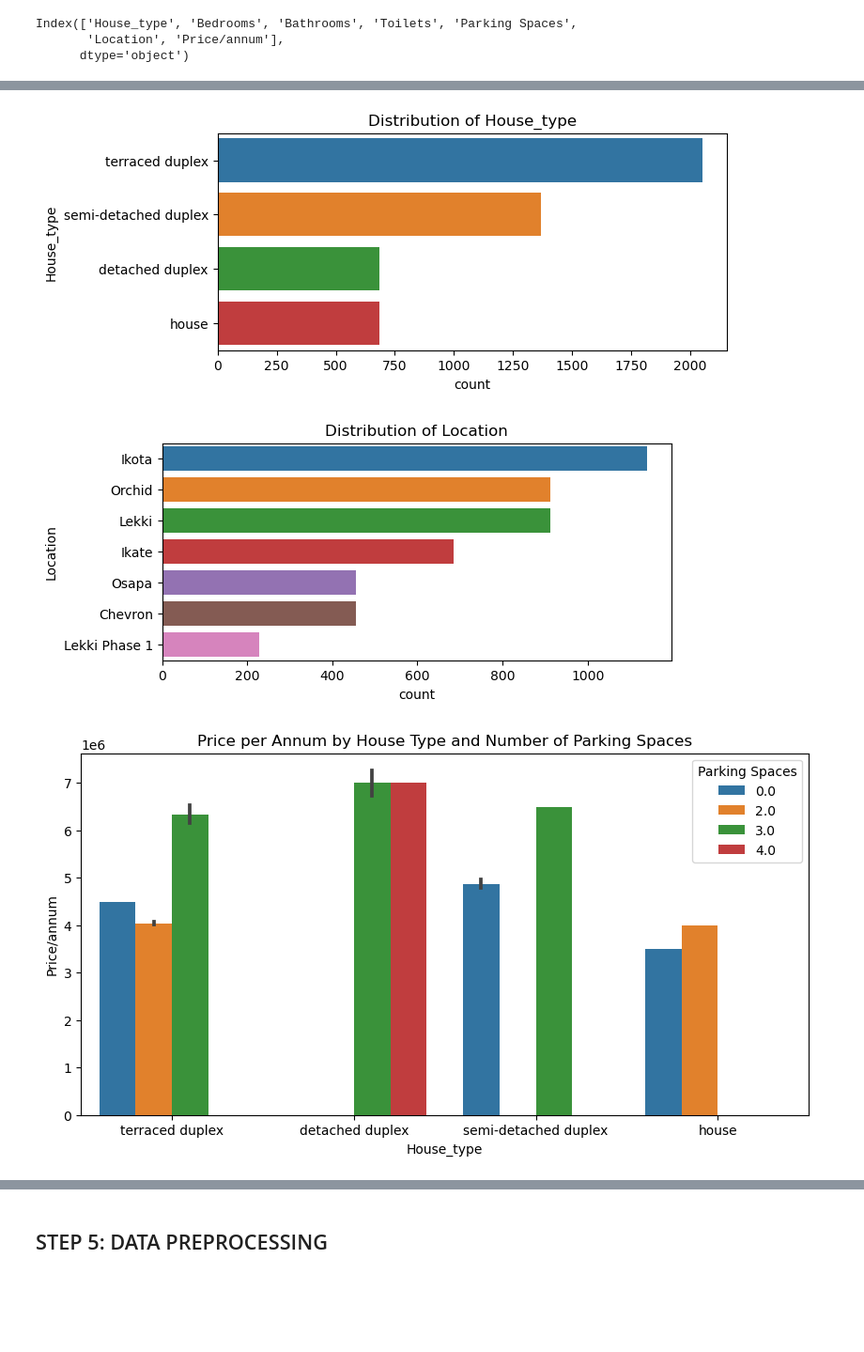
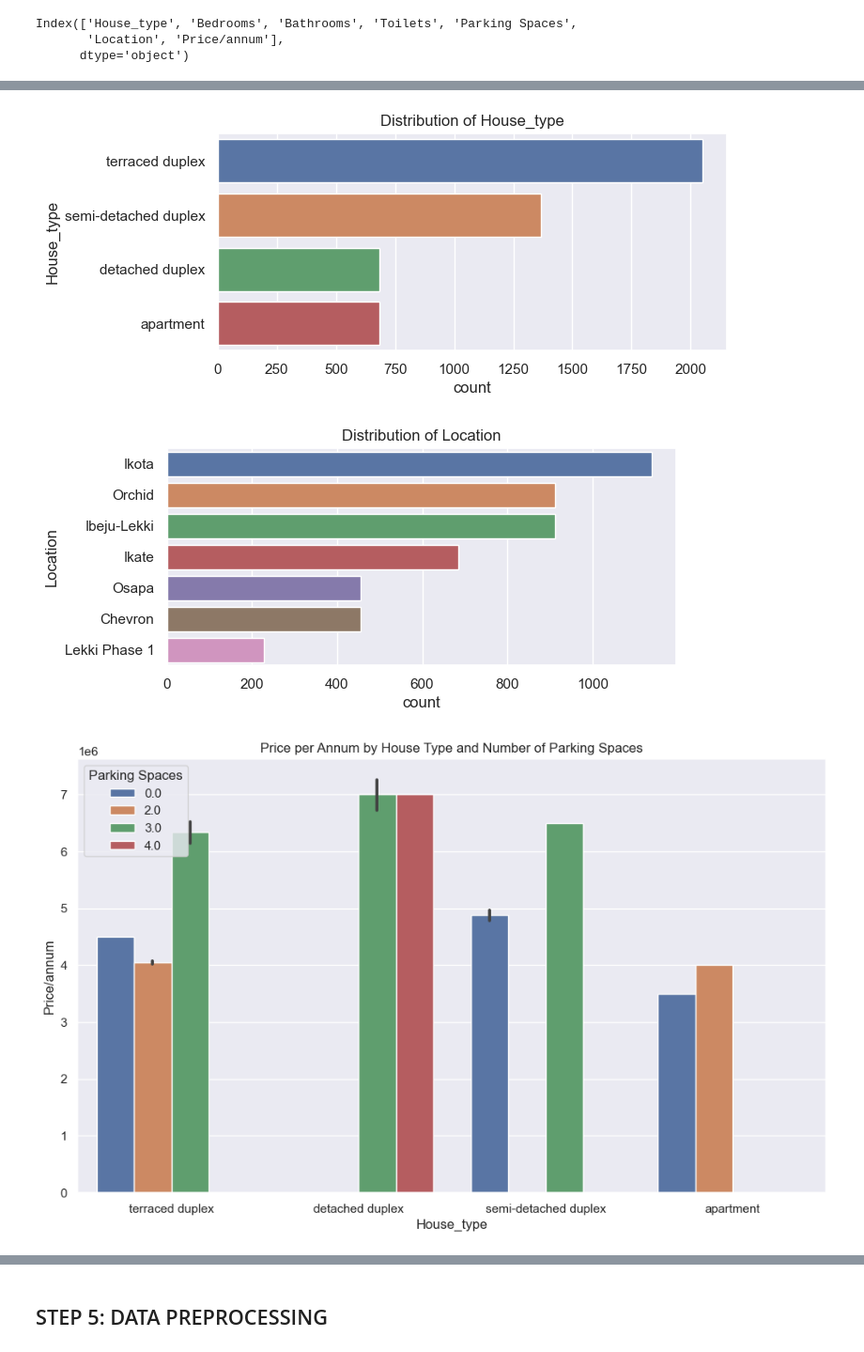
Before and after one commit to Icepeak01/HOUSE-RENT-PRICE-PREDICTION, a Jupyter notebook: seliniumwithpropertycenter.ipynb, the cells around one changed output, grey strips where cells are left out. Shown at 94% size. Drawn from its saved outputs; the diff is of its cells as text; code cells hidden in the pictures; blank space fills up the shorter version.

```diff
--- a/seliniumwithpropertycenter.ipynb
+++ b/seliniumwithpropertycenter.ipynb
@@ -23,2 +3,25 @@ from sklearn.metrics import mean_absolute_percentage_error
+# %%
+# Importing the needed libaries
+import requests
+from selenium import webdriver
+from bs4 import BeautifulSoup
+import pandas as pd
+import numpy as np
+from selenium.webdriver.chrome.service import Service
+from selenium.webdriver.chrome.options import Options
+from selenium.webdriver.common.by import By
+from selenium.webdriver.support.select import Select
+import time
+import re
+import matplotlib.pyplot as plt
+import seaborn as sns
+sns.set()
+from sklearn.feature_selection import mutual_info_regression
+from matplotlib.ticker import FuncFormatter
+from sklearn.model_selection import train_test_split
+from sklearn.metrics import mean_absolute_error
+from sklearn.metrics import mean_absolute_percentage_error
+import warnings
+warnings.simplefilter(action = 'ignore')
 # %% [markdown]
 ## STEP 1: USING  SELINIUM TO NAVIGATE  TO THE EXTRACTION WEBSITE
@@ -346,3 +349,9 @@ df.head()
 | 2 | detached duplex | 5 | 5 | 5 | 4.0 | Chevron | 7000000 |
 | 3 | terraced duplex | 4 | 4 | 5 | 3.0 | Ikota | 4000000 |
 | 4 | semi-detached duplex | 4 | 4 | 4 | NaN | Lekki | 4500000 |
+# %%
+df = df.drop()
+# %%
+df['House_type'] = df['House_type'].replace('house', 'apartment')
+df['Location'] = df['Location'].replace('Lekki', 'Ibeju-Lekki')
+df['Location'].unique()
@@ -639,15 +645,15 @@ for col in categorical_columns:
     plt.title(f'Distribution of {col}')
     plt.show()
 # %% [output]
-[figure, old version]
+[figure, new version]
-[figure, old version]
+[figure, new version]
 # %%
 # Observation:
 # %%
 # House prices per annum for each house type, splited by the number of parking spaces.
-plt.figure(figsize=(10, 5))
+plt.figure(figsize=(12, 7))
 sns.barplot(x='House_type', y='Price/annum', hue='Parking Spaces', data=df1)
 plt.title('Price per Annum by House Type and Number of Parking Spaces')
 plt.show()
 # %% [output]
-[figure, old version]
+[figure, new version]
```
Also changed, not shown: parts of 88 cells of this notebook.
